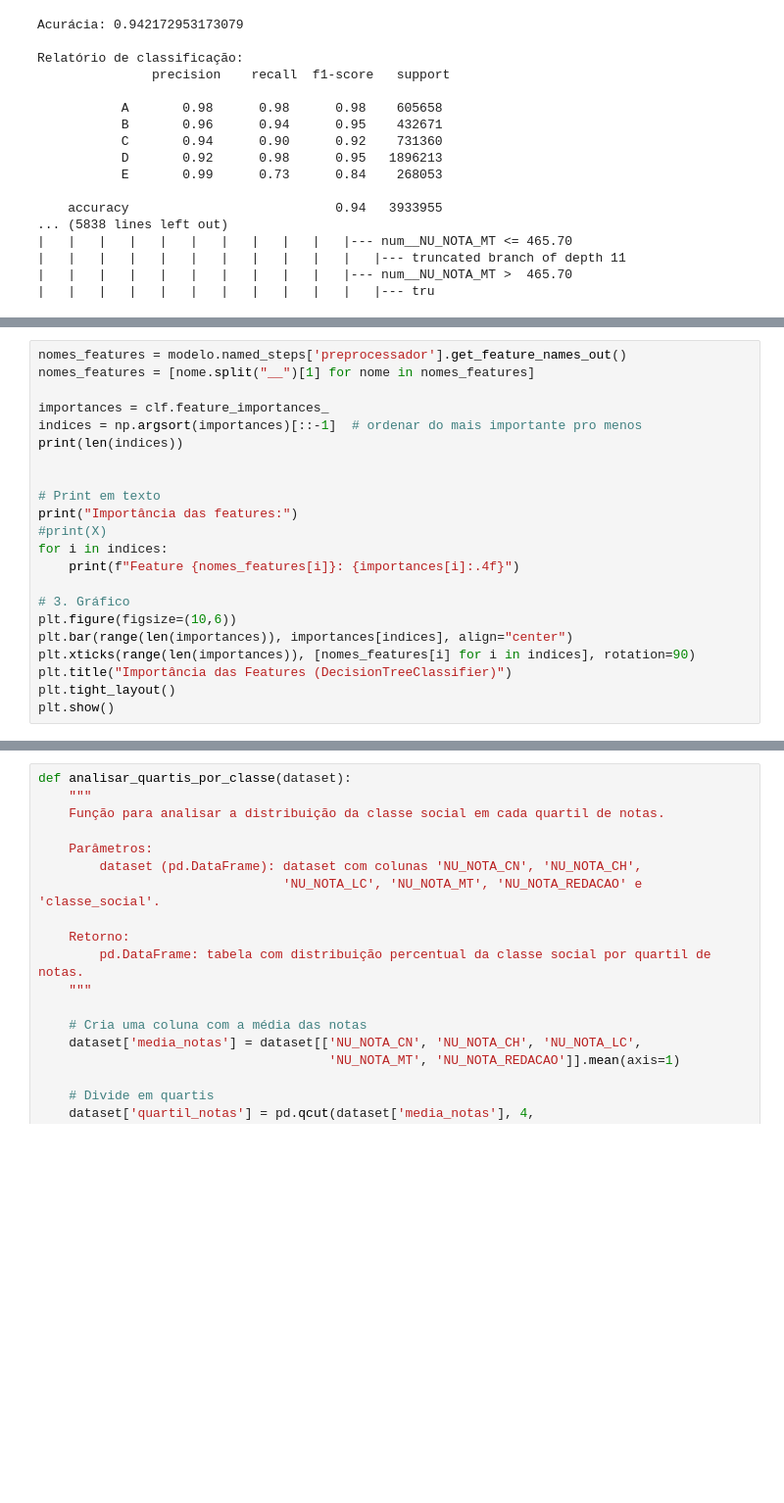
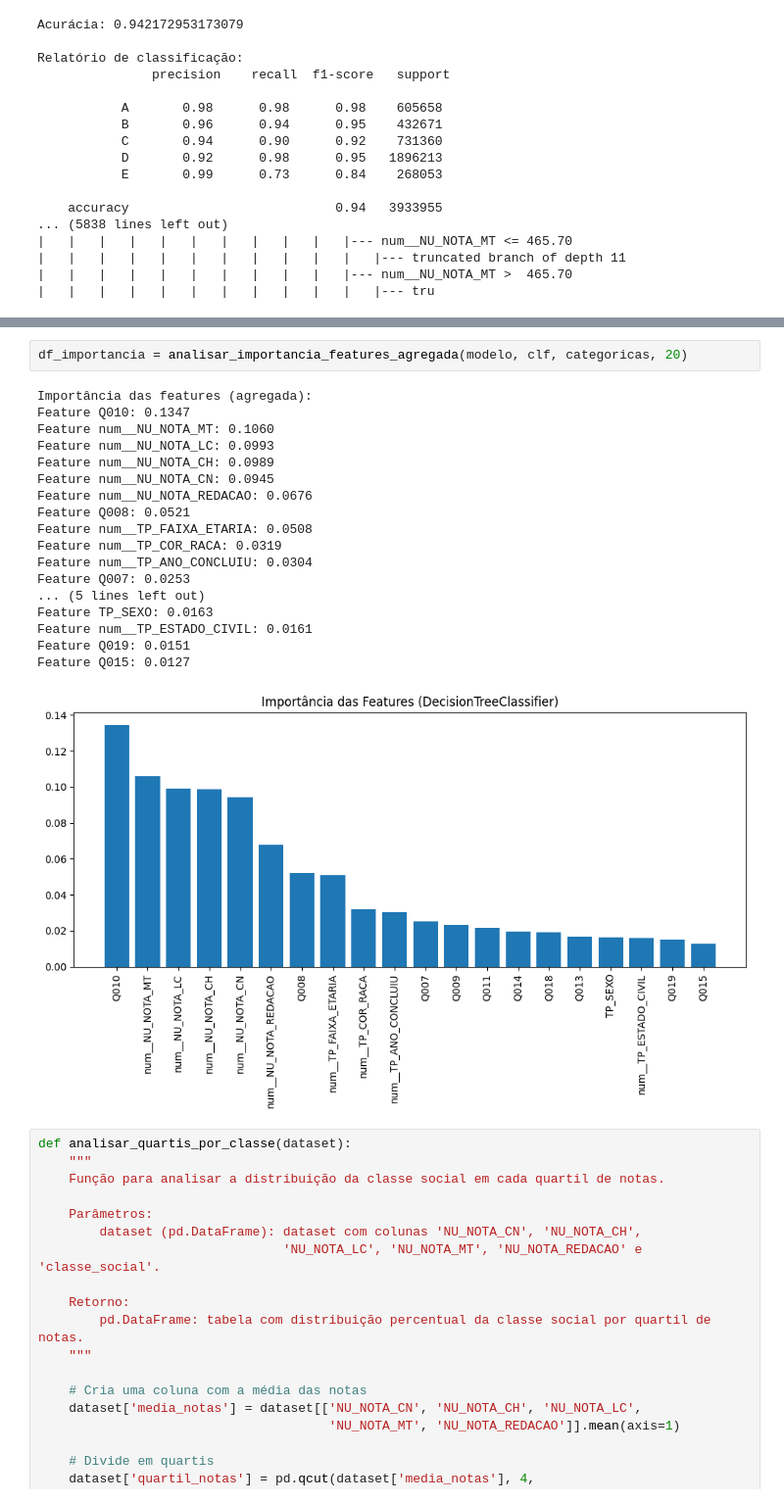
Before and after one commit to vinicarlosss/TCC_Sistemas-de-informa-o, a Jupyter notebook: arvore_decisao.ipynb, the cells around one changed output, grey strips where cells are left out. Shown at 98% size. Saved outputs shown, nothing was run; the diff lists cells and outputs as text; blank space fills up the shorter version.

Commit message:
feat: creating feature importance function

```diff
--- a/arvore_decisao.ipynb
+++ b/arvore_decisao.ipynb
@@ -203,22 +187,0 @@ plt.show()
-# %%
-nomes_features = modelo.named_steps['preprocessador'].get_feature_names_out()
-nomes_features = [nome.split("__")[1] for nome in nomes_features]
-
-importances = clf.feature_importances_
-indices = np.argsort(importances)[::-1]  # ordenar do mais importante pro menos
-print(len(indices))
-
-
-# Print em texto
-print("Importância das features:")
-#print(X)
-for i in indices:
-    print(f"Feature {nomes_features[i]}: {importances[i]:.4f}")
-
-# 3. Gráfico
-plt.figure(figsize=(10,6))
-plt.bar(range(len(importances)), importances[indices], align="center")
-plt.xticks(range(len(importances)), [nomes_features[i] for i in indices], rotation=90)
-plt.title("Importância das Features (DecisionTreeClassifier)")
-plt.tight_layout()
-plt.show()
@@ -244,3 +245,24 @@ Feature Q017_E: 0.0000
+# %%
+df_importancia = analisar_importancia_features_agregada(modelo, clf, categoricas, 20)
+# %% [output]
+Importância das features (agregada):
+Feature Q010: 0.1347
+Feature num__NU_NOTA_MT: 0.1060
+Feature num__NU_NOTA_LC: 0.0993
+Feature num__NU_NOTA_CH: 0.0989
+Feature num__NU_NOTA_CN: 0.0945
+Feature num__NU_NOTA_REDACAO: 0.0676
+Feature Q008: 0.0521
+Feature num__TP_FAIXA_ETARIA: 0.0508
+Feature num__TP_COR_RACA: 0.0319
+Feature num__TP_ANO_CONCLUIU: 0.0304
+Feature Q007: 0.0253
+... (5 lines left out)
+Feature TP_SEXO: 0.0163
+Feature num__TP_ESTADO_CIVIL: 0.0161
+Feature Q019: 0.0151
+Feature Q015: 0.0127
+[figure, added]
 # %%
 def analisar_quartis_por_classe(dataset):
     """
```
Also changed, not shown: parts of 13 cells of this notebook.
